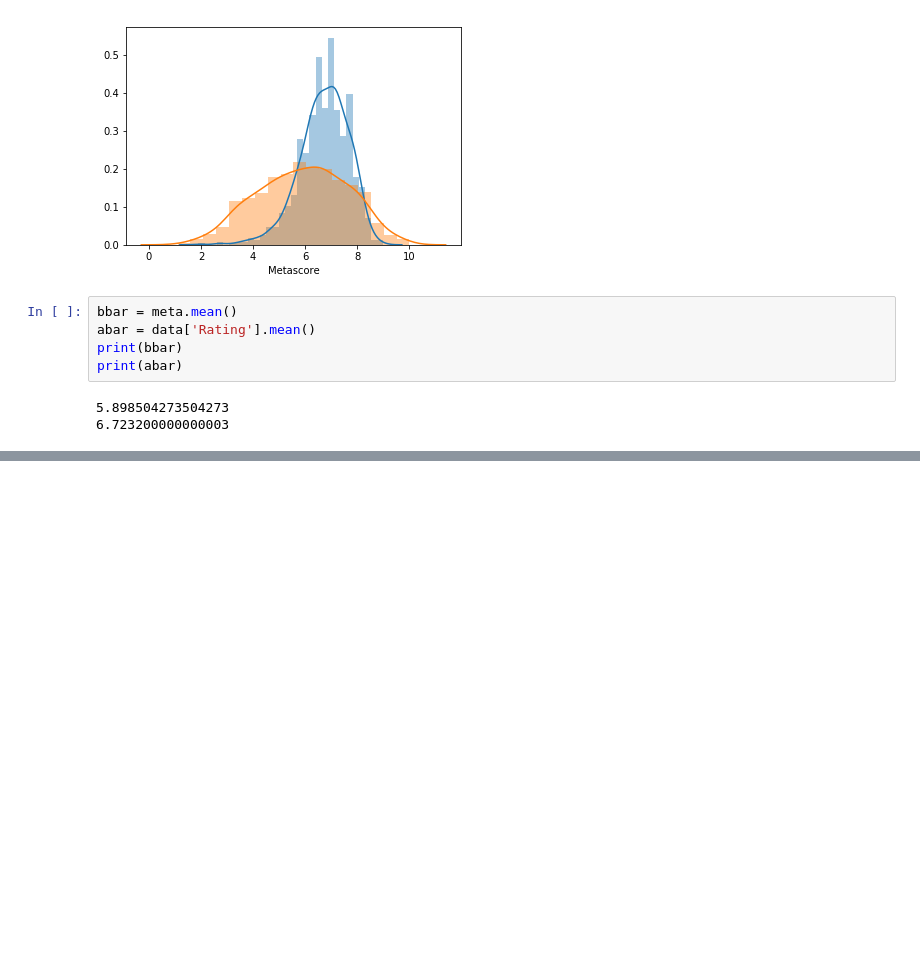
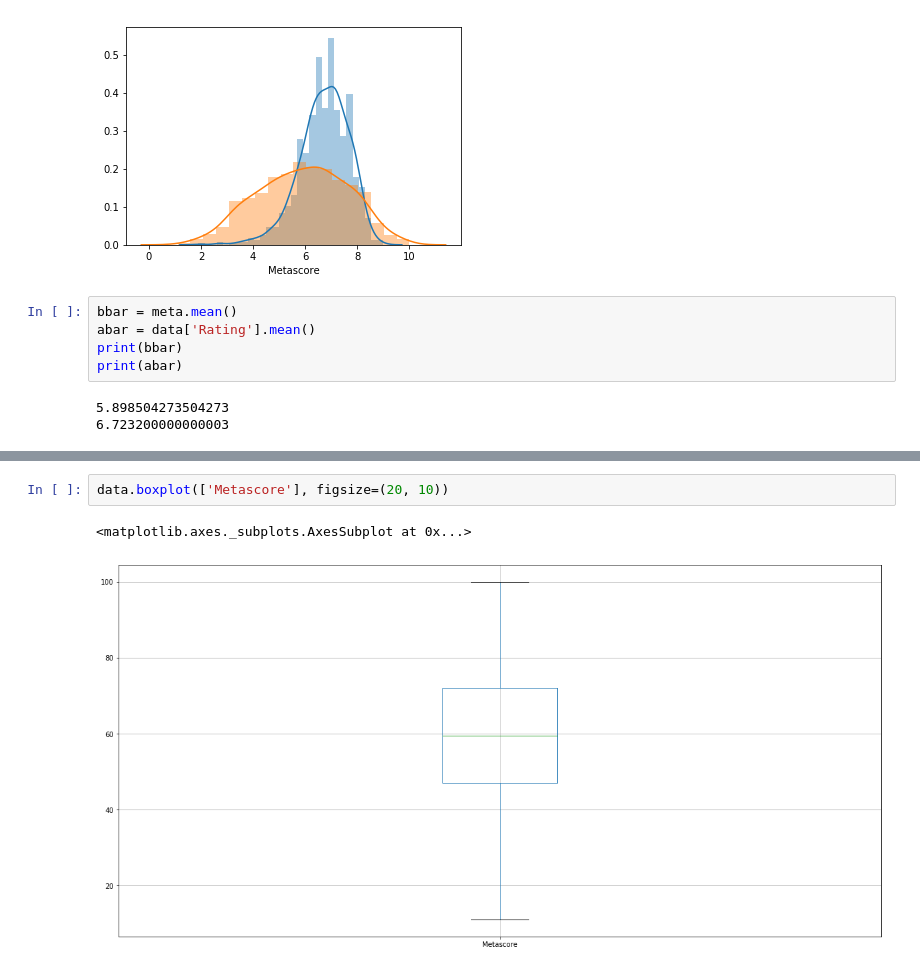
Before and after one commit to lukgonza/data_bootcamp_project_1, a Jupyter notebook: notebooks/mahtab.ipynb, the cells around one changed output, grey strips where cells are left out. Drawn from its saved outputs; the diff is of its cells as text; blank space fills up the shorter version.

```diff
--- a/notebooks/mahtab.ipynb
+++ b/notebooks/mahtab.ipynb
@@ -249,0 +255,5 @@ print(abar)
+# %%
+data.boxplot(['Metascore'], figsize=(20, 10))
+# %% [output]
+<matplotlib.axes._subplots.AxesSubplot at 0x...>
+[figure, added]
```
Also changed, not shown: parts of 2 cells of this notebook.
